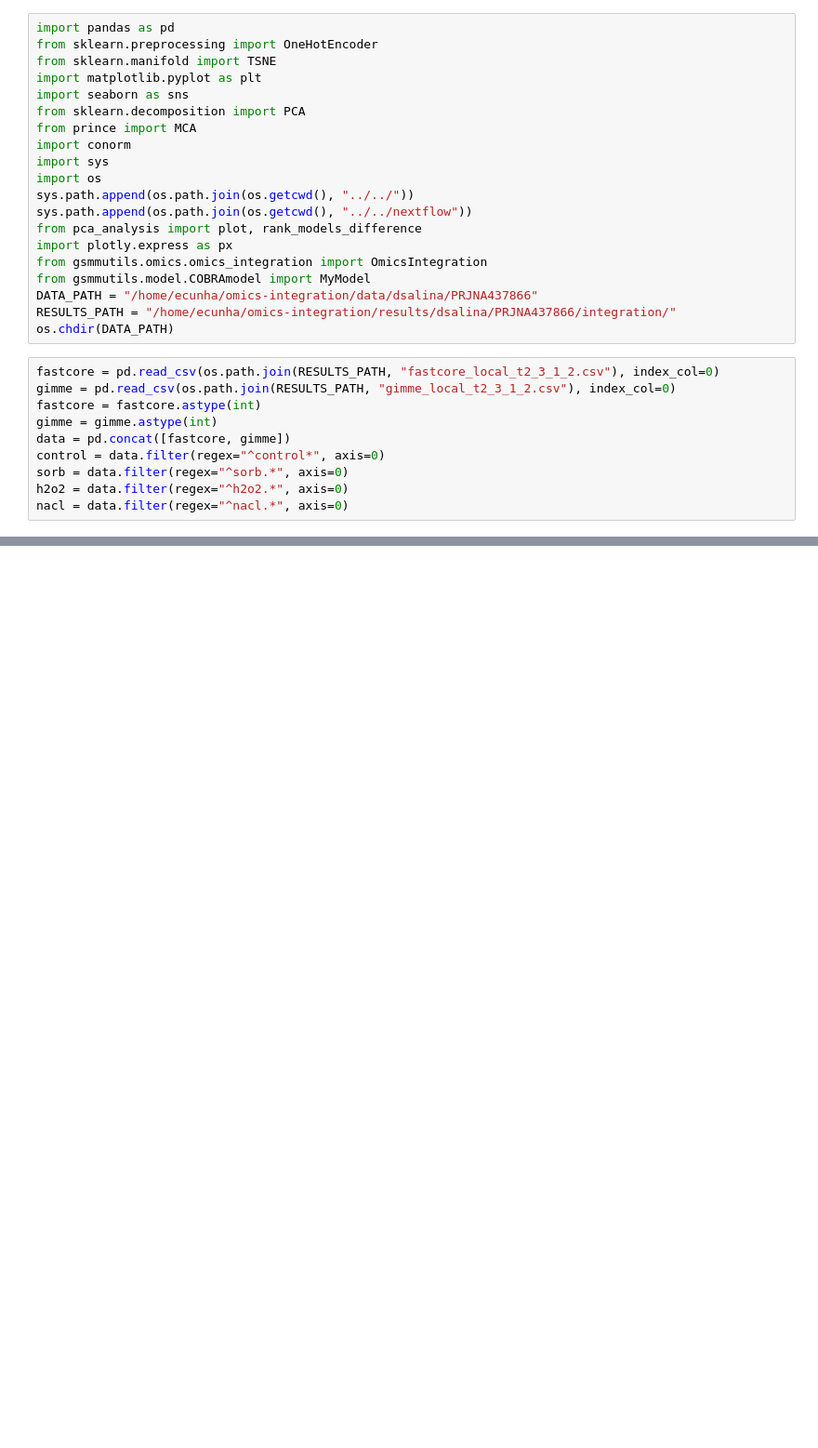
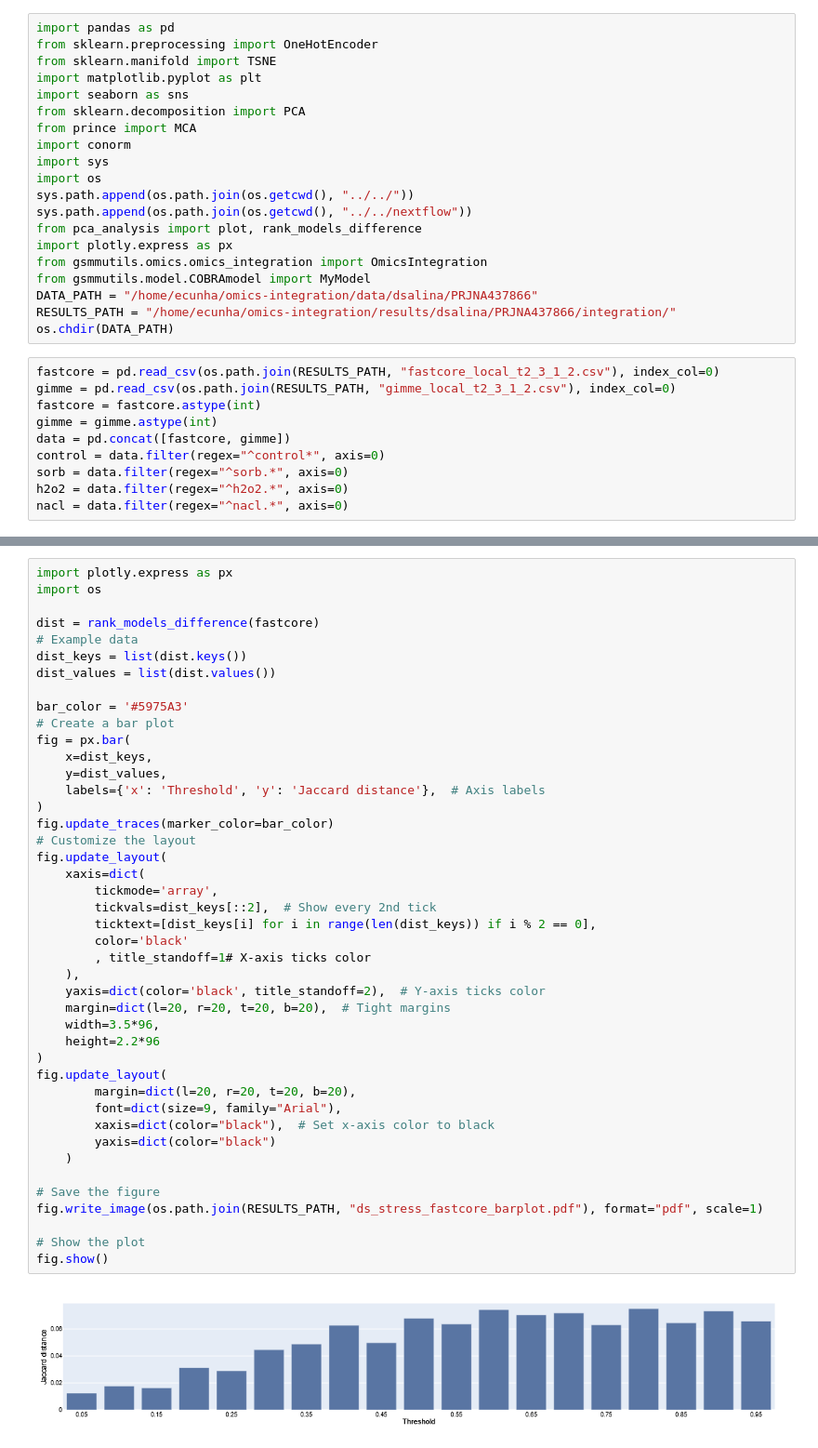
Before and after one commit to ecunha1996/omics-integration, a Jupyter notebook: code/dsalina/PRJNA437866/model_analysis.ipynb, the cells around one changed output, grey strips where cells are left out. Shown at 93% size. Cells and saved outputs as stored; diff of their text form; blank space fills up the shorter version.

```diff
--- a/code/dsalina/PRJNA437866/model_analysis.ipynb
+++ b/code/dsalina/PRJNA437866/model_analysis.ipynb
@@ -72,0 +81,45 @@ Top thresholds: ['0.4', '0.35', '0.3', '0.6', '0.8', '0.5', '0.65', '0.55', '0.8
+# %%
+import plotly.express as px
+import os
+
+dist = rank_models_difference(fastcore)
+# Example data
+dist_keys = list(dist.keys())
+dist_values = list(dist.values())
+
+bar_color = '#5975A3'
+# Create a bar plot
+fig = px.bar(
+    x=dist_keys,
+    y=dist_values,
+    labels={'x': 'Threshold', 'y': 'Jaccard distance'},  # Axis labels
+)
+fig.update_traces(marker_color=bar_color)
+# Customize the layout
+fig.update_layout(
+    xaxis=dict(
+        tickmode='array',
+        tickvals=dist_keys[::2],  # Show every 2nd tick
+        ticktext=[dist_keys[i] for i in range(len(dist_keys)) if i % 2 == 0],
+        color='black'
+        , title_standoff=1# X-axis ticks color
+    ),
+    yaxis=dict(color='black', title_standoff=2),  # Y-axis ticks color
+    margin=dict(l=20, r=20, t=20, b=20),  # Tight margins
+    width=3.5*96,
+    height=2.2*96
+)
+fig.update_layout(
+        margin=dict(l=20, r=20, t=20, b=20),
+        font=dict(size=9, family="Arial"),
+        xaxis=dict(color="black"),  # Set x-axis color to black
+        yaxis=dict(color="black")
+    )
+
+# Save the figure
+fig.write_image(os.path.join(RESULTS_PATH, "ds_stress_fastcore_barplot.pdf"), format="pdf", scale=1)
+
+# Show the plot
+fig.show()
+# %% [output]
+[figure, added]
```
Also changed, not shown: parts of 6 cells of this notebook, 25 other files.
